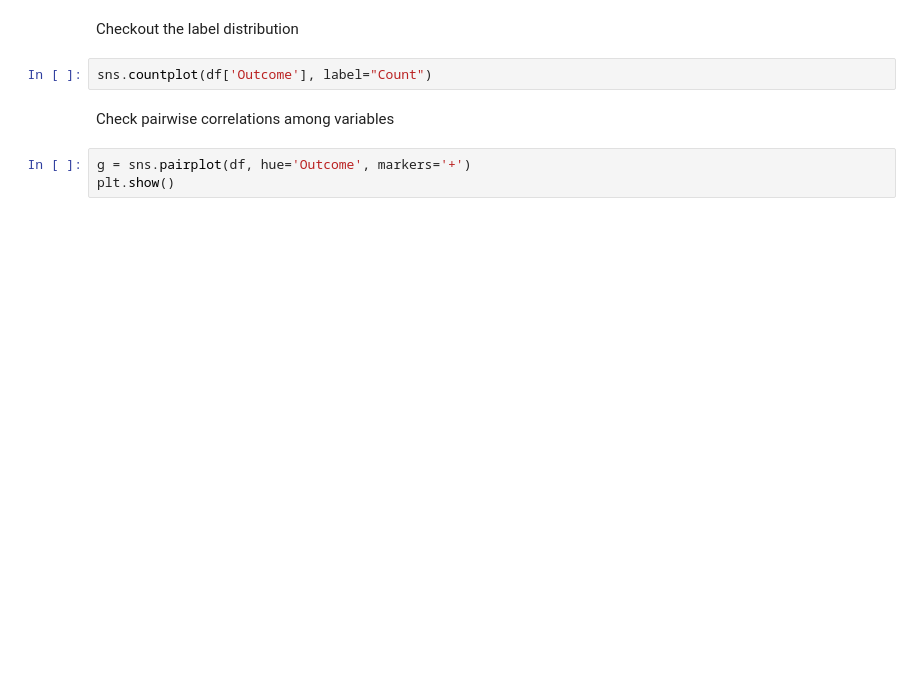
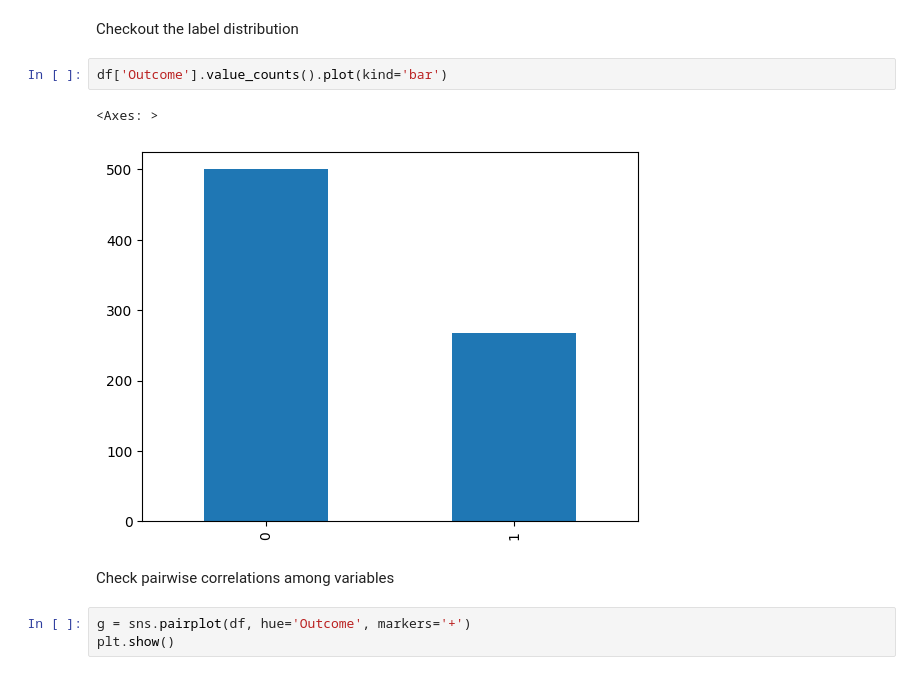
Before and after one commit to w4bo/teaching-handsondatapipelines, a Jupyter notebook: materials/16-Diabetes.solution.ipynb, the cells around one changed output. Cells and saved outputs as stored; diff of their text form; blank space fills up the shorter version.

```diff
--- a/materials/16-Diabetes.solution.ipynb
+++ b/materials/16-Diabetes.solution.ipynb
@@ -63,7 +128,10 @@ df.info()
 # %% [markdown]
 Checkout the label distribution
-# %%
-sns.countplot(df['Outcome'], label="Count")
+# %%
+df['Outcome'].value_counts().plot(kind='bar')
+# %% [output]
+<Axes: >
+[figure, added]
 # %% [markdown]
 Check pairwise correlations among variables
 # %%
```
Also changed, not shown: parts of 13 cells of this notebook.
